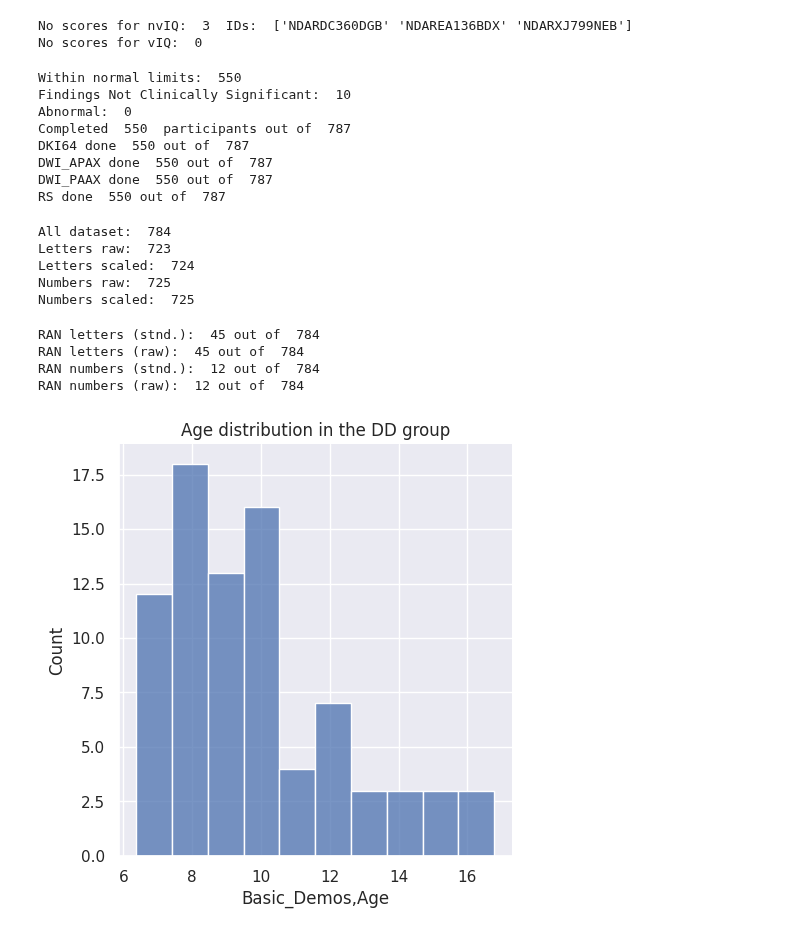
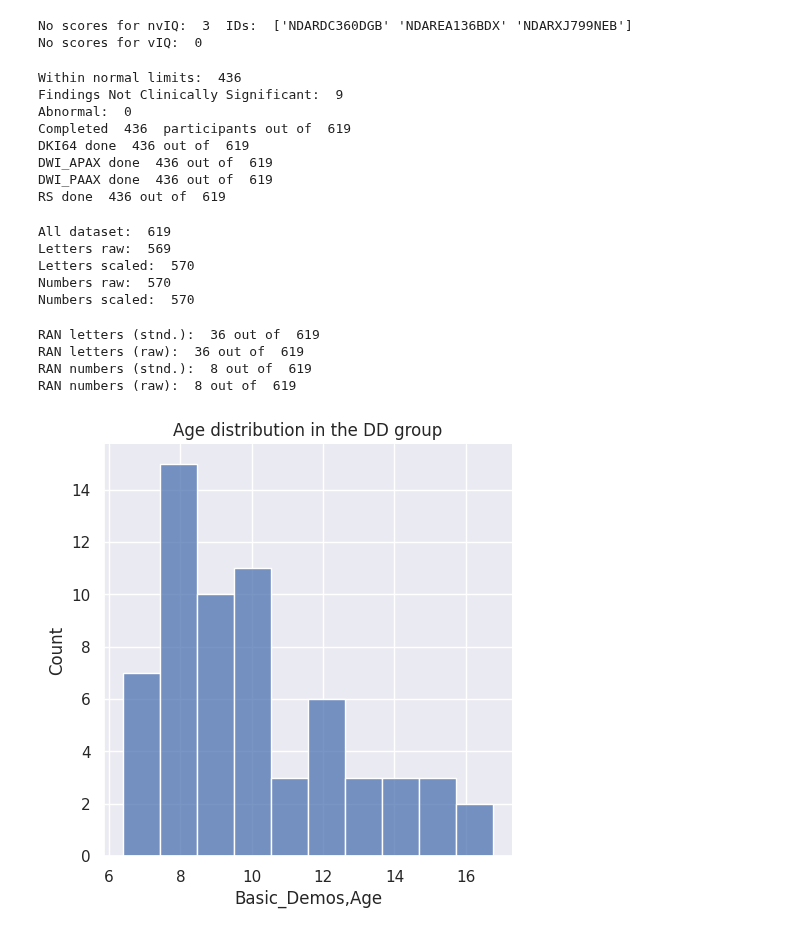
Before and after one commit to cristinarainich/Child-Mind-Institute-Project, a Jupyter notebook: Pheno_data_finalquery.ipynb, the cells around one changed output. Drawn from its saved outputs; the diff is of its cells as text; code cells hidden in the pictures.

```diff
--- a/Pheno_data_finalquery.ipynb
+++ b/Pheno_data_finalquery.ipynb
@@ -956,14 +870,13 @@ def IQ_tests(df):
       # Total Reading score calculation
     wiat_pseudo = subset['WIAT,WIAT_Pseudo_Stnd']
     wiat_word = subset['WIAT,WIAT_Word_Stnd']
-    wiat_rc = subset['WIAT,WIAT_RC_Stnd']
     wiat_complete = subset['WIAT,WIAT_Complete']
     wiat_valid = subset['WIAT,WIAT_Valid']
-    if wiat_pseudo != '.' and wiat_word != '.' and wiat_rc != '.':
-        score = (int(wiat_pseudo) + int(wiat_word) + int(wiat_rc)) / 3
+    if wiat_pseudo != '.' and wiat_word != '.':
+        score = (int(wiat_pseudo) + int(wiat_word) / 2
         total_reading.append(score)
     else:
-      elements = [('pseudo', wiat_pseudo), ('word', wiat_word), ('rc', wiat_rc)]
+      elements = [('pseudo', wiat_pseudo), ('word', wiat_word)]
       existing_elements = ', '.join(name for name, value in elements if value != '.')
       total_reading.append(existing_elements)
     if wiat_complete == '1' and wiat_valid == '1':
@@ -1235,6 +1149,8 @@ print(df_cleaned_v2[df_cleaned_v2['Group'] != 'Control'].shape)
 # %% [output]
 (351, 804)
 (403, 804)
+# %%
+final_data = df_cleaned_v1.copy()
 # %% [markdown]
 # Characteristics of the ready dataset
 # %%
@@ -1294,51 +1210,51 @@ No scores for vIQ:  0
 names = ['Clinical_Impression', 'Complete', 'DKI64', 'DWI_APAX', 'DWI_PAAX', 'RS']
 for name in names:
   if name == 'Complete':
-    print('Completed ', data_filtered[data_filtered[col_name] == '1'].shape[0], ' participants out of ', data_filtered.shape[0])
+    print('Completed ', final_data[final_data[col_name] == '1'].shape[0], ' participants out of ', final_data.shape[0])
   elif name == 'Clinical_Impression':
-    print('Within normal limits: ', data_filtered[data_filtered[col_name] == '1'].shape[0])
-    print('Findings Not Clinically Significant: ', data_filtered[data_filtered[col_name] == '2'].shape[0])
-    print('Abnormal: ', data_filtered[data_filtered[col_name] == '3'].shape[0])
+    print('Within normal limits: ', final_data[final_data[col_name] == '1'].shape[0])
+    print('Findings Not Clinically Significant: ', final_data[final_data[col_name] == '2'].shape[0])
+    print('Abnormal: ', final_data[final_data[col_name] == '3'].shape[0])
   else:
-    print(name, 'done ', data_filtered[data_filtered[col_name] == '1'].shape[0], 'out of ', data_filtered.shape[0])
+    print(name, 'done ', final_data[final_data[col_name] == '1'].shape[0], 'out of ', final_data.shape[0])
 # %% [output]
-Within normal limits:  550
-Findings Not Clinically Significant:  10
+Within normal limits:  436
+Findings Not Clinically Significant:  9
 Abnormal:  0
-Completed  550  participants out of  787
-DKI64 done  550 out of  787
-DWI_APAX done  550 out of  787
-DWI_PAAX done  550 out of  787
-RS done  550 out of  787
+Completed  436  participants out of  619
+DKI64 done  436 out of  619
+DWI_APAX done  436 out of  619
+DWI_PAAX done  436 out of  619
+RS done  436 out of  619
 # %%
 # CTOPP test
 # RL_raw, RL_scaled, RD_raw, RD_scaled
-print('All dataset: ', data_filtered.shape[0])
-print('Letters raw: ', data_filtered[data_filtered['CTOPP,CTOPP_RL_R'] != '.'].shape[0])
-print('Letters scaled: ', data_filtered[data_filtered['CTOPP,CTOPP_RL_S'] != '.'].shape[0])
-print('Numbers raw: ', data_filtered[data_filtered['CTOPP,CTOPP_RD_R'] != '.'].shape[0])
-print('Numbers scaled: ', data_filtered[data_filtered['CTOPP,CTOPP_RD_S'] != '.'].shape[0])
+print('All dataset: ', final_data.shape[0])
+print('Letters raw: ', final_data[final_data['CTOPP,CTOPP_RL_R'] != '.'].shape[0])
+print('Letters scaled: ', final_data[final_data['CTOPP,CTOPP_RL_S'] != '.'].shape[0])
+print('Numbers raw: ', final_data[final_data['CTOPP,CTOPP_RD_R'] != '.'].shape[0])
+print('Numbers scaled: ', final_data[final_data['CTOPP,CTOPP_RD_S'] != '.'].shape[0])
 # %% [output]
-All dataset:  784
-Letters raw:  723
-Letters scaled:  724
-Numbers raw:  725
-Numbers scaled:  725
+All dataset:  619
+Letters raw:  569
+Letters scaled:  570
+Numbers raw:  570
+Numbers scaled:  570
 # %%
 # RANRAS
-print('RAN letters (stnd.): ', data_filtered[data_filtered['RANRAS,RR_Let_Stnd'] != '.'].shape[0], 'out of ', data_filtered.shape[0])
-print('RAN letters (raw): ',data_filtered[data_filtered['RANRAS,RR_Let_Raw'] != '.'].shape[0], 'out of ', data_filtered.shape[0])
-print('RAN numbers (stnd.): ', data_filtered[data_filtered['RANRAS,RR_Num_Stnd'] != '.'].shape[0], 'out of ', data_filtered.shape[0])
-print('RAN numbers (raw): ', data_filtered[data_filtered['RANRAS,RR_Num_Raw'] != '.'].shape[0], 'out of ', data_filtered.shape[0])
+print('RAN letters (stnd.): ', final_data[final_data['RANRAS,RR_Let_Stnd'] != '.'].shape[0], 'out of ', final_data.shape[0])
+print('RAN letters (raw): ',final_data[final_data['RANRAS,RR_Let_Raw'] != '.'].shape[0], 'out of ', final_data.shape[0])
+print('RAN numbers (stnd.): ', final_data[final_data['RANRAS,RR_Num_Stnd'] != '.'].shape[0], 'out of ', final_data.shape[0])
+print('RAN numbers (raw): ', final_data[final_data['RANRAS,RR_Num_Raw'] != '.'].shape[0], 'out of ', final_data.shape[0])
 # %% [output]
-RAN letters (stnd.):  45 out of  784
-RAN letters (raw):  45 out of  784
-RAN numbers (stnd.):  12 out of  784
-RAN numbers (raw):  12 out of  784
+RAN letters (stnd.):  36 out of  619
+RAN letters (raw):  36 out of  619
+RAN numbers (stnd.):  8 out of  619
+RAN numbers (raw):  8 out of  619
 # %%
-sns.displot(data_filtered[data_filtered['Group'] == 'DD']['Basic_Demos,Age'],
+sns.displot(final_data[final_data['Group'] == 'DD']['Basic_Demos,Age'],
              binwidth = 1)
 pl.title('Age distribution in the DD group');
 # %% [output]
-[figure, old version]
+[figure, new version]
 # %%
```
Also changed, not shown: parts of 41 cells of this notebook.
